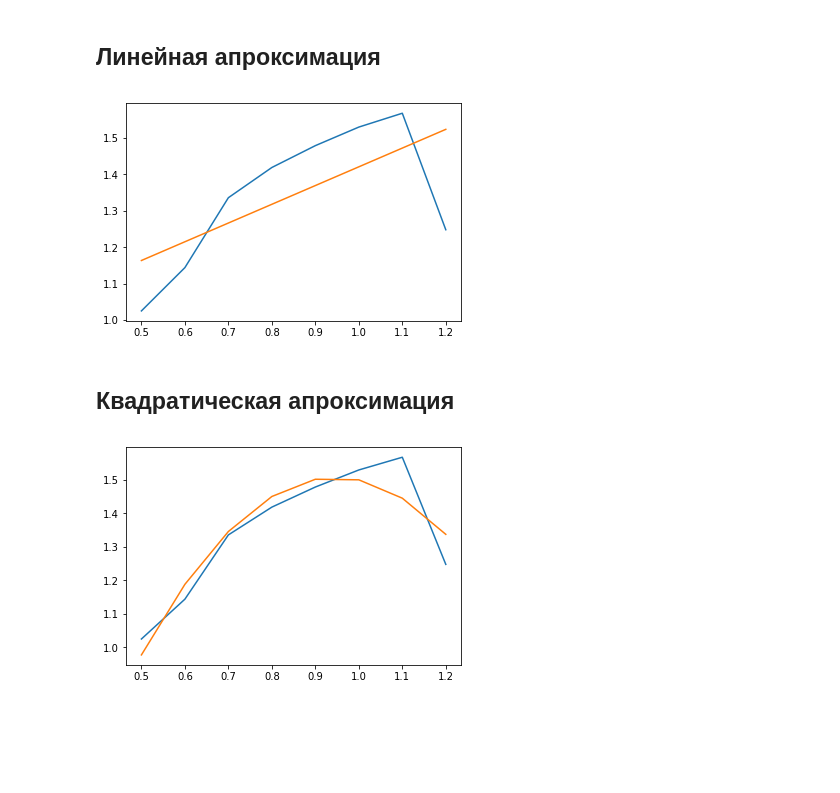
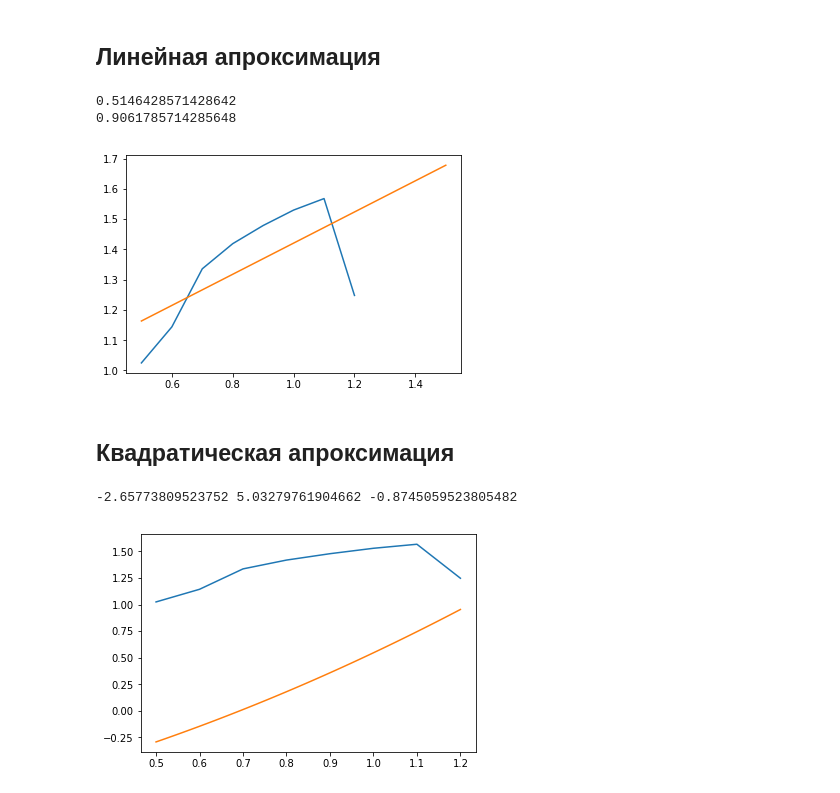
Before and after one commit to YarrDOpanas/uData, a Jupyter notebook: Math Pro/Approximation.ipynb, the cells around one changed output. Saved outputs shown, nothing was run; the diff lists cells and outputs as text; code cells hidden in the pictures; blank space fills up the shorter version.

```diff
--- a/Math Pro/Approximation.ipynb
+++ b/Math Pro/Approximation.ipynb
@@ -4,7 +4,7 @@ import matplotlib.pyplot as plt
 # %%
 X = np.array([0.5, 0.6, 0.7, 0.8, 0.9, 1.0, 1.1, 1.2])
 Y = np.array([1.025, 1.144, 1.336, 1.419, 1.479, 1.530, 1.568, 1.248])
-n = x.size
+n = X.size
 # %%
 plt.plot(X, Y)
 plt.show()
@@ -18,12 +18,18 @@ det1 = n * (X*Y).sum() - X.sum()*Y.sum()
 det2 = (X**2).sum() * Y.sum() - (X*Y).sum() * X.sum()
 a = det1/det
 b = det2/det
+print(a)
+print(b)
+# %% [output]
+0.5146428571428642
+0.9061785714285648
 # %%
+x = np.linspace(0.5, 1.5, 100)
 y = a*x + b
 plt.plot(X, Y, x, y)
 plt.show()
 # %% [output]
-[figure, old version]
+[figure, new version]
 # %% [markdown]
 ## Квадратическая апроксимация
 # %%
@@ -32,9 +38,13 @@ A = np.array([[(X**4).sum(), (X**3).sum(), (X**2).sum()],
              [(X**2).sum(), X.sum(), n]])
 b = np.array([(X**2 * Y).sum(), (X * Y).sum(), Y.sum()])
 a, b, c = np.linalg.solve(A, b)
+print(a, b, c)
+# %% [output]
+-2.65773809523752 5.03279761904662 -0.8745059523805482
 # %%
+x = np.linspace(0.5, 1.2, 100)
 y = a * x**2 + b * x + c
 plt.plot(X, Y, x, y)
 plt.show()
 # %% [output]
-[figure, old version]
+[figure, new version]
```
Also changed, not shown: 1 other file.
